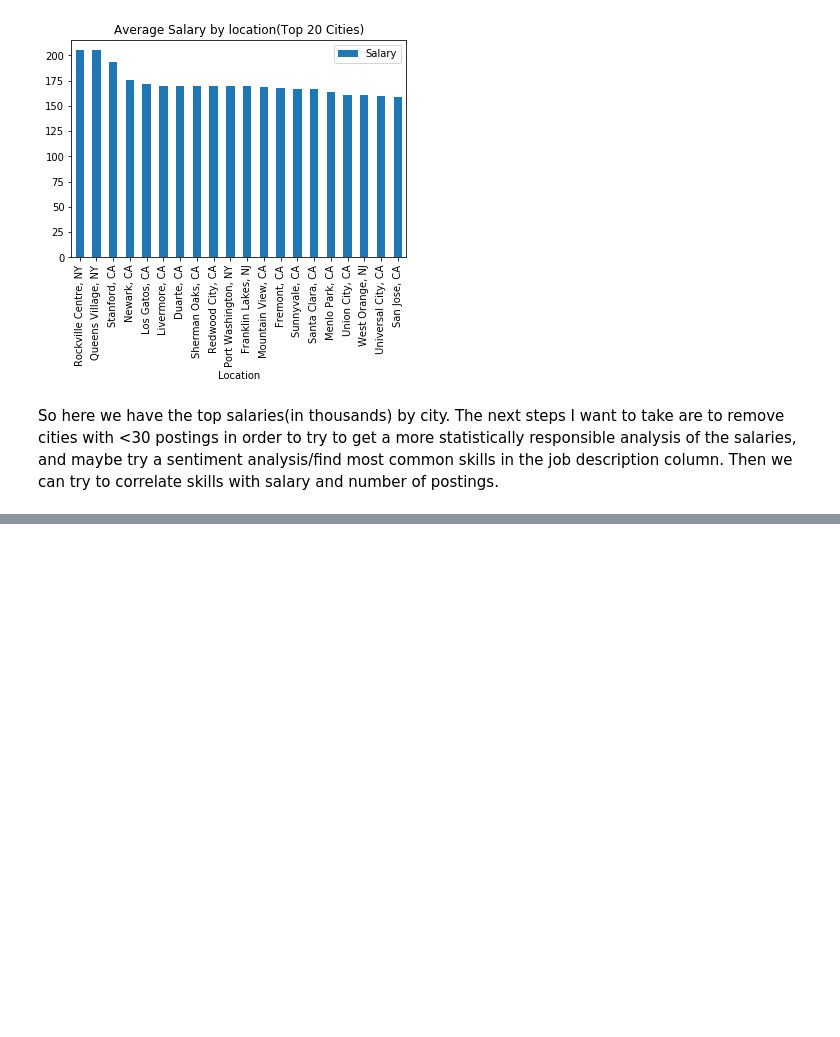
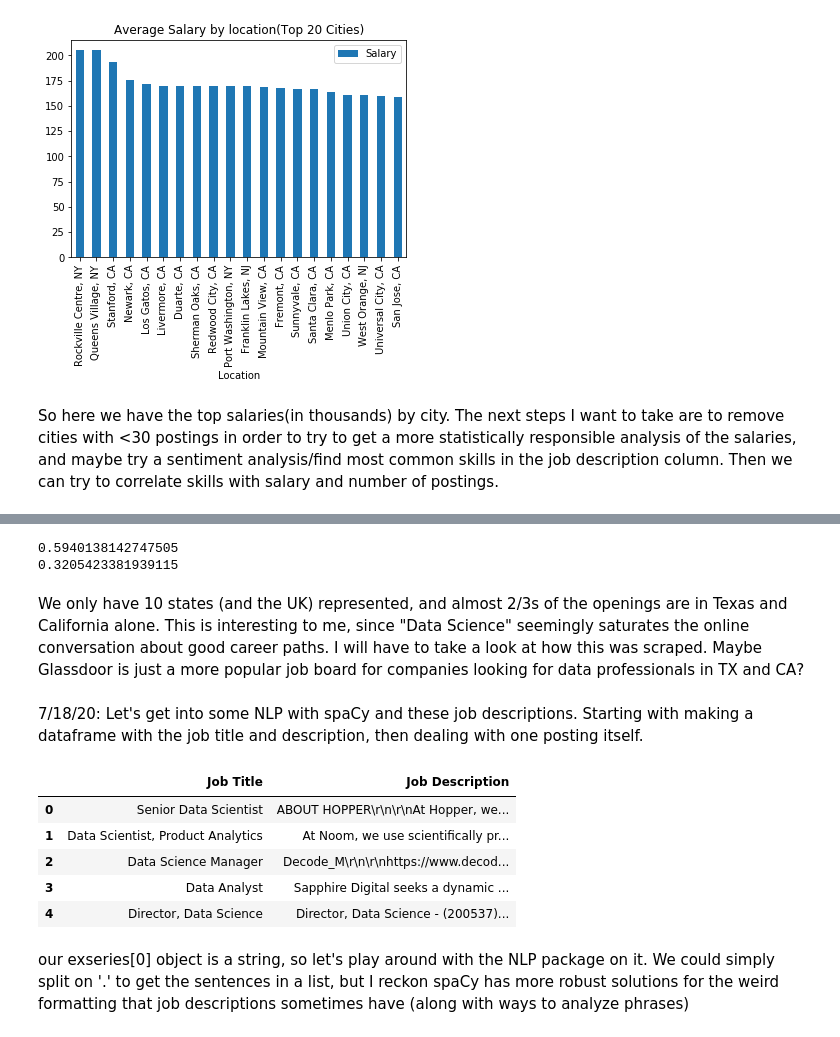
Before and after one commit to danielalexanderrich/data-analysis-projects, a Jupyter notebook: Data Science Job eda.ipynb, the cells around one changed output, grey strips where cells are left out. Cells and saved outputs as stored; diff of their text form; code cells hidden in the pictures; blank space fills up the shorter version.

```diff
--- a/Data Science Job eda.ipynb
+++ b/Data Science Job eda.ipynb
@@ -102,0 +160,22 @@ So here we have the top salaries(in thousands) by city. The next steps I want to
+# %%
+print((1253+1069)/3909)
+print(1253/3909)
+# %% [output]
+0.5940138142747505
+0.3205423381939115
+# %% [markdown]
+We only have 10 states (and the UK) represented, and almost 2/3s of the openings are in Texas and California alone. This is interesting to me, since "Data Science" seemingly saturates the online conversation about good career paths. I will have to take a look at how this was scraped. Maybe Glassdoor is just a more popular job board for companies looking for data professionals in TX and CA?
+# %% [markdown]
+7/18/20: Let's get into some NLP with spaCy and these job descriptions. Starting with making a dataframe with the job title and description, then dealing with one posting itself.
+# %%
+title = df['Job Title']
+description = df['Job Description']
+titleAndDescription = pd.DataFrame([title,description]).transpose()
+titleAndDescription.head()
+# %% [output]
+|  | Job Title | Job Description |
+| 0 | Senior Data Scientist | ABOUT HOPPER\r\n\r\nAt Hopper, we... |
+| 1 | Data Scientist, Product Analytics | At Noom, we use scientifically pr... |
+| 2 | Data Science Manager | Decode_M\r\n\r\nhttps://www.decod... |
+| 3 | Data Analyst | Sapphire Digital seeks a dynamic ... |
+| 4 | Director, Data Science | Director, Data Science - (200537)... |
@@ -102,0 +188,2 @@ So here we have the top salaries(in thousands) by city. The next steps I want to
+# %% [markdown]
+our exseries[0] object is a string, so let's play around with the NLP package on it. We could simply split on '.' to get the sentences in a list, but I reckon spaCy has more robust solutions for the weird formatting that job descriptions sometimes have (along with ways to analyze phrases)
```
Also changed, not shown: parts of 16 cells of this notebook.
